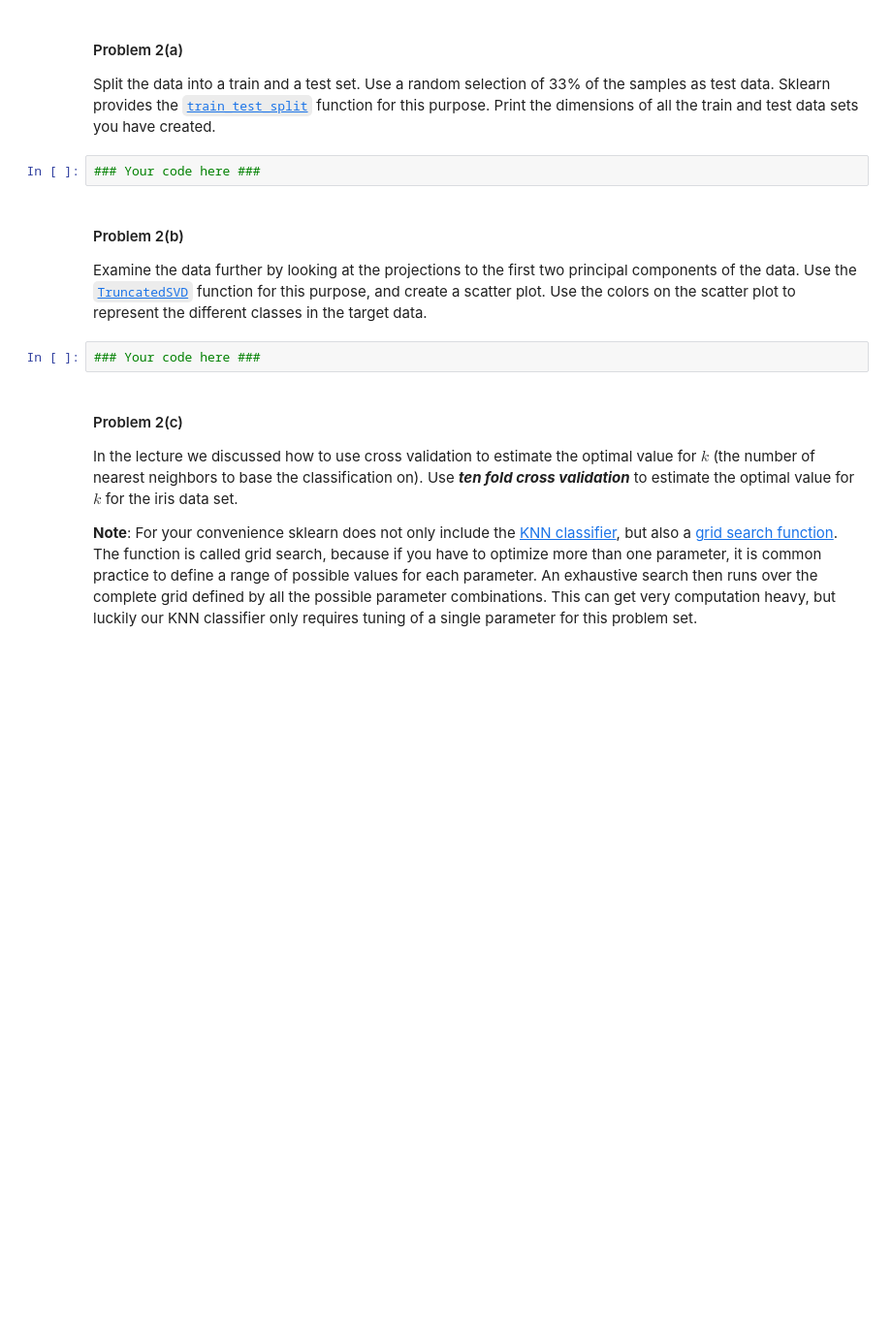
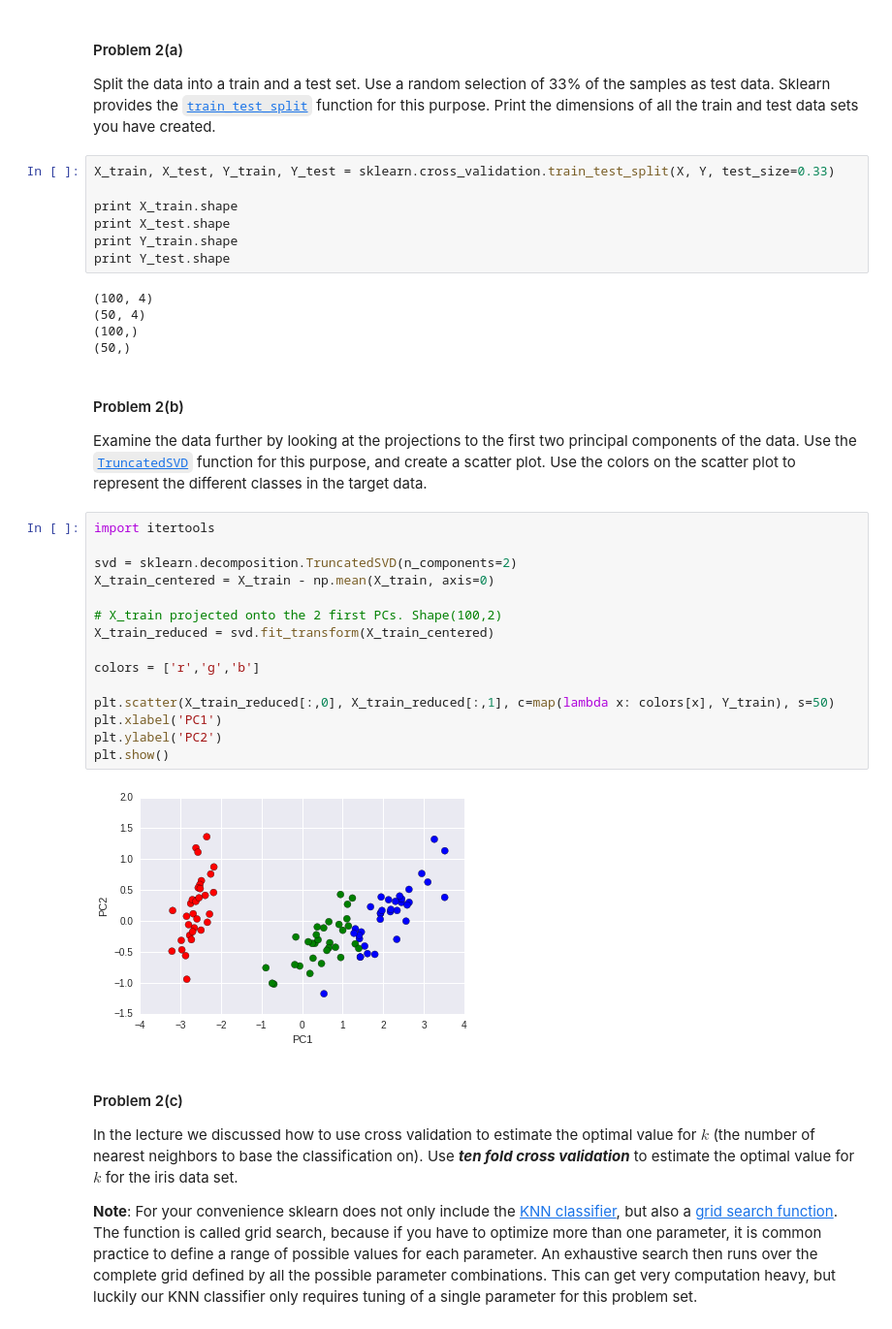
Before and after one commit to gaspaio/harvard-cs109-2014, a Jupyter notebook: homework-mine/HW3-mine.ipynb, the cells around one changed output. Shown at 97% size. Drawn from its saved outputs; the diff is of its cells as text; blank space fills up the shorter version.

```diff
--- a/homework-mine/HW3-mine.ipynb
+++ b/homework-mine/HW3-mine.ipynb
@@ -418,14 +427,39 @@ print X.shape, Y.shape
 # %% [markdown]
 #### Problem 2(a)
 Split the data into a train and a test set. Use a random selection of 33% of the samples as test data. Sklearn provides the [`train_test_split`](http://scikit-learn.org/stable/modules/generated/sklearn.cross_validation.train_test_split.html) function for this purpose. Print the dimensions of all the train and test data sets you have created.
-# %%
-### Your code here ###
+# %%
+X_train, X_test, Y_train, Y_test = sklearn.cross_validation.train_test_split(X, Y, test_size=0.33)
+
+print X_train.shape
+print X_test.shape
+print Y_train.shape
+print Y_test.shape
+# %% [output]
+(100, 4)
+(50, 4)
+(100,)
+(50,)
 # %% [markdown]
 #### Problem 2(b)
 
 Examine the data further by looking at the projections to the first two principal components of the data. Use the [`TruncatedSVD`](http://scikit-learn.org/stable/modules/generated/sklearn.decomposition.TruncatedSVD.html) function for this purpose, and create a scatter plot. Use the colors on the scatter plot to represent the different classes in the target data.
-# %%
-### Your code here ###
+# %%
+import itertools
+
+svd = sklearn.decomposition.TruncatedSVD(n_components=2)
+X_train_centered = X_train - np.mean(X_train, axis=0)
+
+# X_train projected onto the 2 first PCs. Shape(100,2)
+X_train_reduced = svd.fit_transform(X_train_centered)
+
+colors = ['r','g','b']
+
+plt.scatter(X_train_reduced[:,0], X_train_reduced[:,1], c=map(lambda x: colors[x], Y_train), s=50)
+plt.xlabel('PC1')
+plt.ylabel('PC2')
+plt.show()
+# %% [output]
+[figure, added]
 # %% [markdown]
 #### Problem 2(c)
 
```
Also changed, not shown: parts of 4 cells of this notebook.
